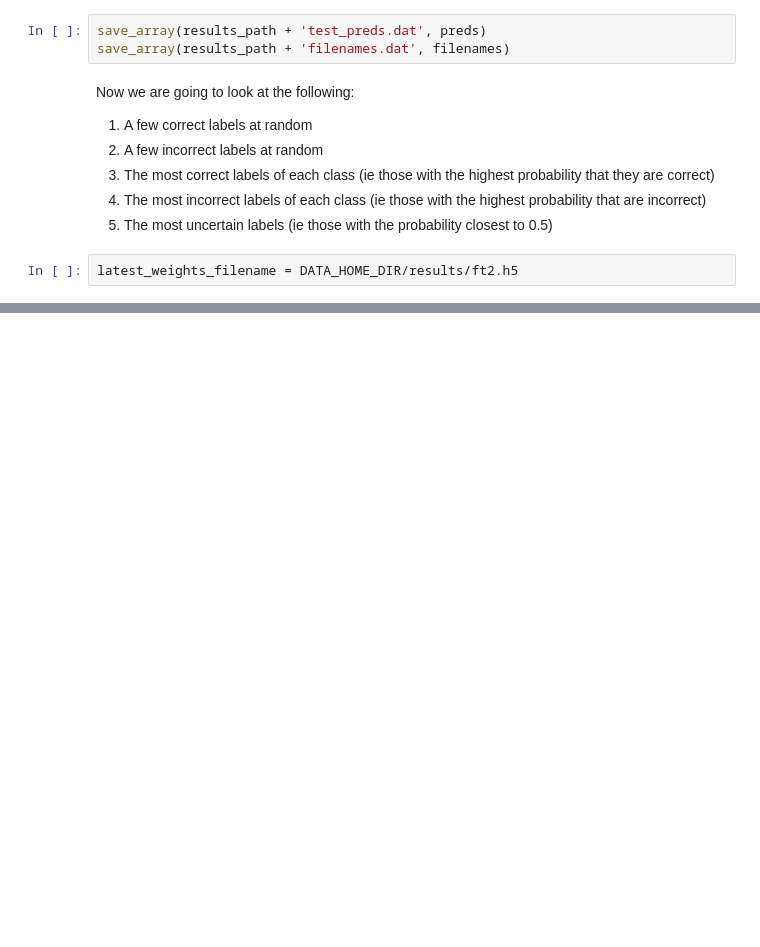
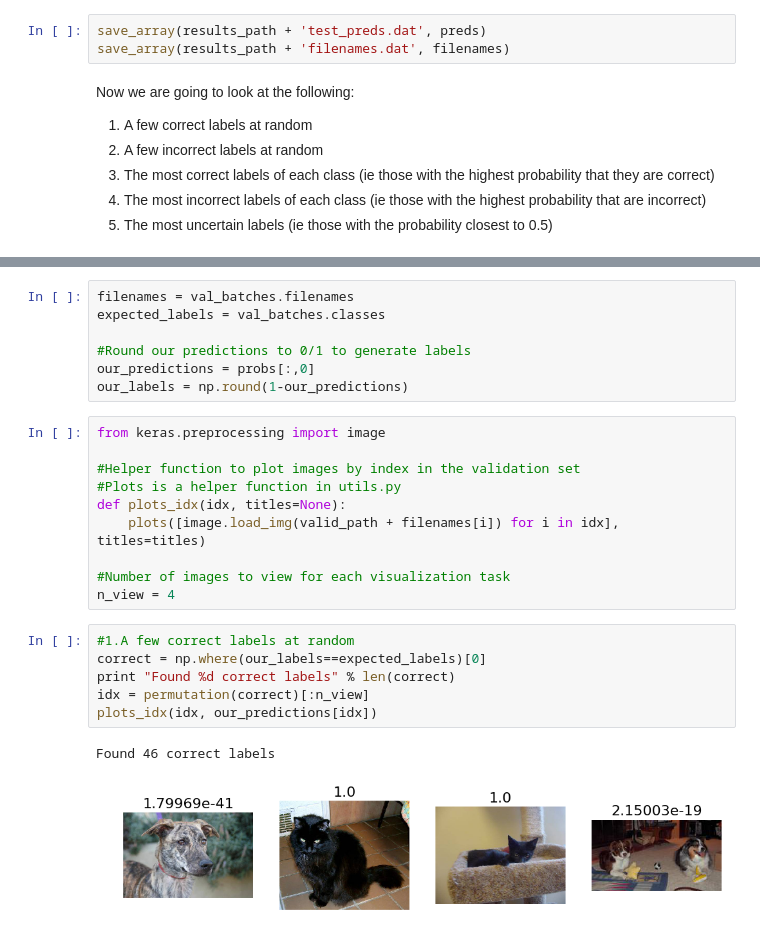
Before and after one commit to organicmatters/Learnfastai, a Jupyter notebook: deeplearning1/nbs/lesson1self.ipynb, the cells around one changed output, grey strips where cells are left out. Drawn from its saved outputs; the diff is of its cells as text; blank space fills up the shorter version.

```diff
--- a/deeplearning1/nbs/lesson1self.ipynb
+++ b/deeplearning1/nbs/lesson1self.ipynb
@@ -225,5 +225,3 @@ Now we are going to look at the following:
 3. The most correct labels of each class (ie those with the highest probability that they are correct)
 4. The most incorrect labels of each class (ie those with the highest probability that are incorrect)
 5. The most uncertain labels (ie those with the probability closest to 0.5)
-# %%
-latest_weights_filename = DATA_HOME_DIR/results/ft2.h5
@@ -237,0 +234,26 @@ val_batches, probs = vgg.test(valid_path, batch_size = batch_size)
+# %%
+filenames = val_batches.filenames
+expected_labels = val_batches.classes
+
+#Round our predictions to 0/1 to generate labels
+our_predictions = probs[:,0]
+our_labels = np.round(1-our_predictions)
+# %%
+from keras.preprocessing import image
+
+#Helper function to plot images by index in the validation set
+#Plots is a helper function in utils.py
+def plots_idx(idx, titles=None):
+    plots([image.load_img(valid_path + filenames[i]) for i in idx], titles=titles)
+
+#Number of images to view for each visualization task
+n_view = 4
+# %%
+#1.A few correct labels at random
+correct = np.where(our_labels==expected_labels)[0]
+print "Found %d correct labels" % len(correct)
+idx = permutation(correct)[:n_view]
+plots_idx(idx, our_predictions[idx])
+# %% [output]
+Found 46 correct labels
+[figure, added]
```
Also changed, not shown: parts of 30 cells of this notebook.
